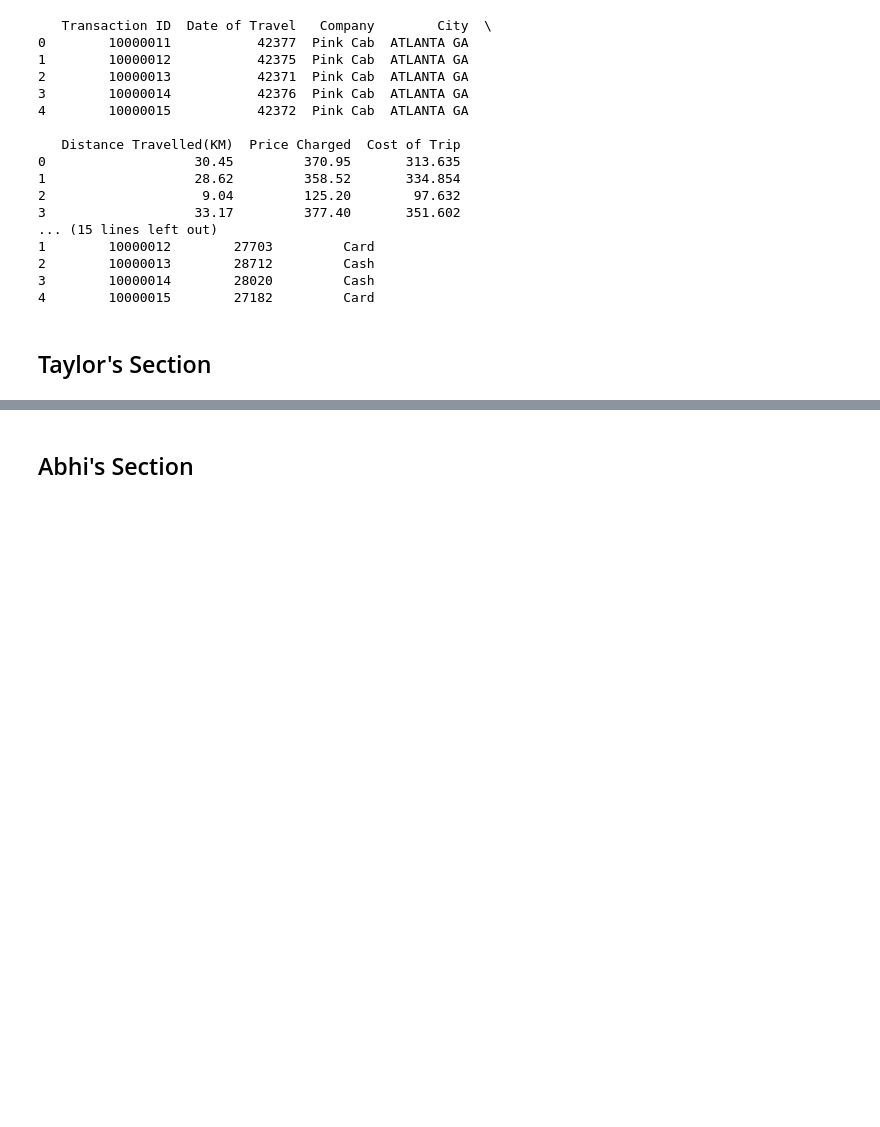
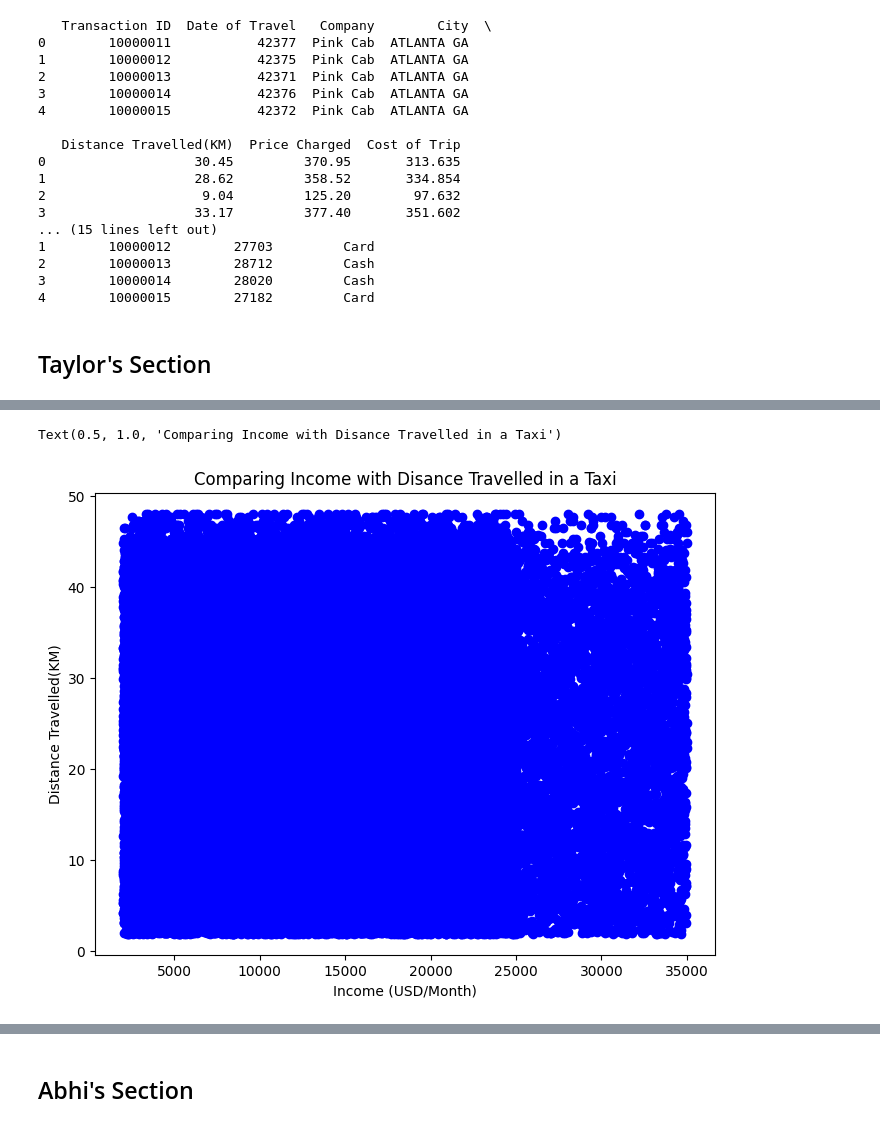
Before and after one commit to Abhig2002/DAT-301---Project-2, a Jupyter notebook: DAT301_Project2.ipynb, the cells around one changed output, grey strips where cells are left out. Cells and saved outputs as stored; diff of their text form; code cells hidden in the pictures; blank space fills up the shorter version.

```diff
--- a/DAT301_Project2.ipynb
+++ b/DAT301_Project2.ipynb
@@ -50,0 +64,16 @@ print(transaction_data.head())
+# %%
+#Is there a correlation between income and distance travelled in taxi?
+num_rows = min(len(customer_data), len(taxi_data))
+x = customer_data['Income (USD/Month)'].iloc[:num_rows]
+y = taxi_data['Distance Travelled(KM)'].iloc[:num_rows]
+
+plt.figure(figsize=(8, 6))
+plt.scatter(x, y, color='blue')
+plt.xlabel('Income (USD/Month)')
+plt.ylabel('Distance Travelled(KM)')
+plt.title('Comparing Income with Disance Travelled in a Taxi')
+
+#There does not seem to be a correlation between a person's income and the distance they travel in a taxi
+# %% [output]
+Text(0.5, 1.0, 'Comparing Income with Disance Travelled in a Taxi')
+[figure, added]
```
Also changed, not shown: parts of 3 cells of this notebook.
